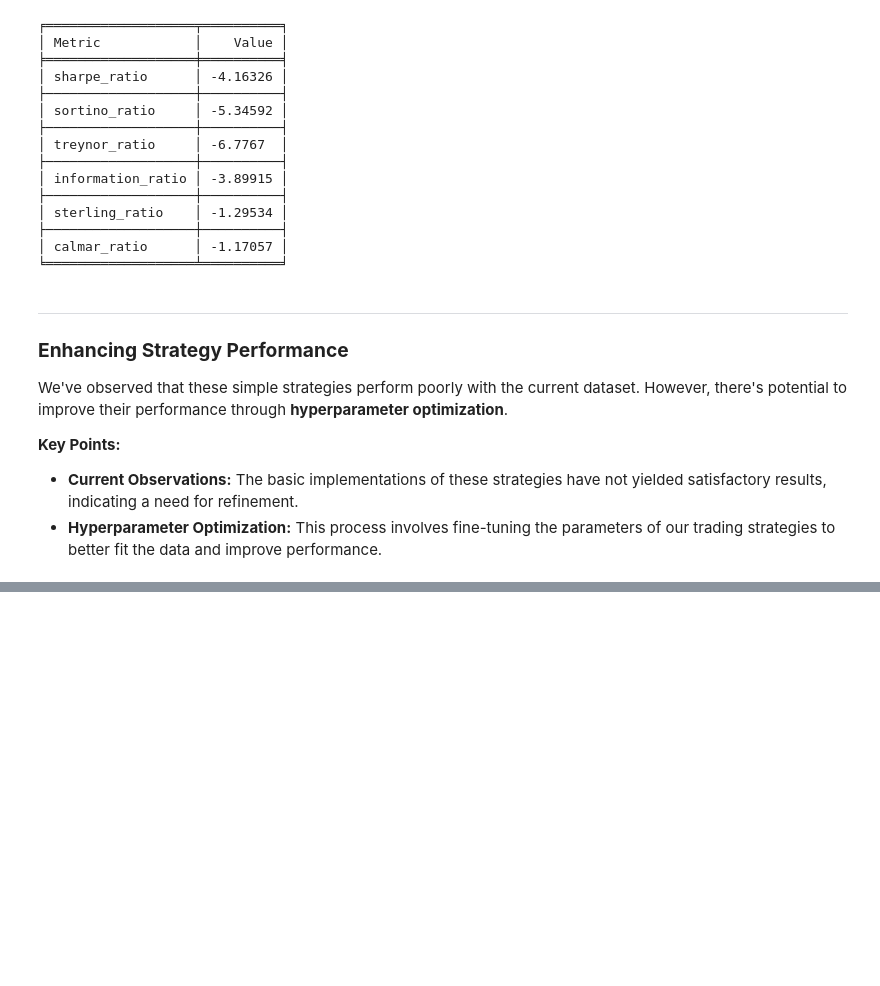
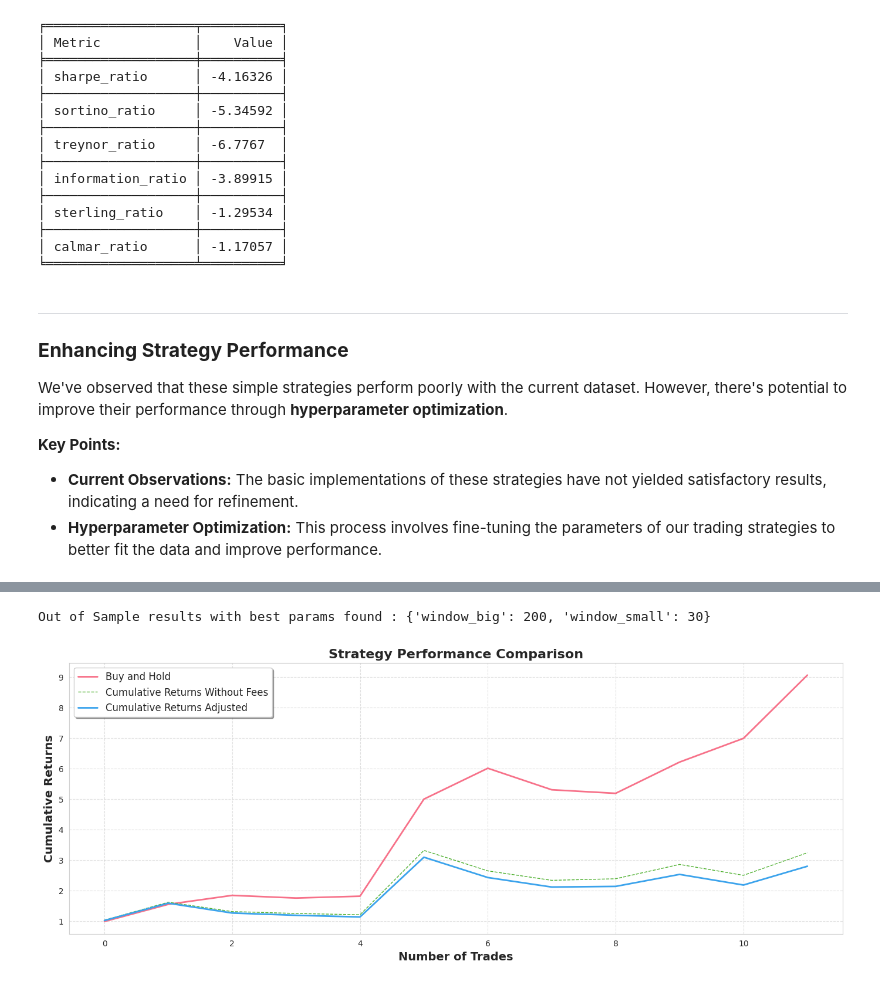
Before and after one commit to Cheval-Paresseux/ChevalParesseux-lib, a Jupyter notebook: notebooks/Naive.ipynb, the cells around one changed output, grey strips where cells are left out. Cells and saved outputs as stored; diff of their text form; code cells hidden in the pictures; blank space fills up the shorter version.

```diff
--- a/notebooks/Naive.ipynb
+++ b/notebooks/Naive.ipynb
@@ -985,8 +985,8 @@ class opti_MAcrossover(Strategy):
     #*____________________________________________________________________________________ #
     def fit(self, ticker: str, start_date: str, end_date: str):
         params_grid = {
-            "window_big": [10, 20, 50, 100],
-            "window_small": [5, 10, 20, 50],
+            "window_big": [50, 75, 100, 150, 200],
+            "window_small": [5, 10, 20, 30, 40],
         }
 
         best_params = None
@@ -1033,0 +1035,9 @@ KeyError: 'PnL_Adjusted'
+# %%
+backtest.set_backtestParams(ticker='AAPL', start_date='2015-01-01', end_date='2025-01-01', strategy_params=best_params)
+operations_df, signals_df, operation_stats, time_stats = backtest.run_backtest()
+
+print(f'Out of Sample results with best params found : {best_params}')
+backtest.plot_operationsBars(by_date=False)
+# %% [output]
+Out of Sample results with best params found : {'window_big': 200, 'window_small': 30}
+[figure, added]
```
Also changed, not shown: parts of 1 cell of this notebook.
